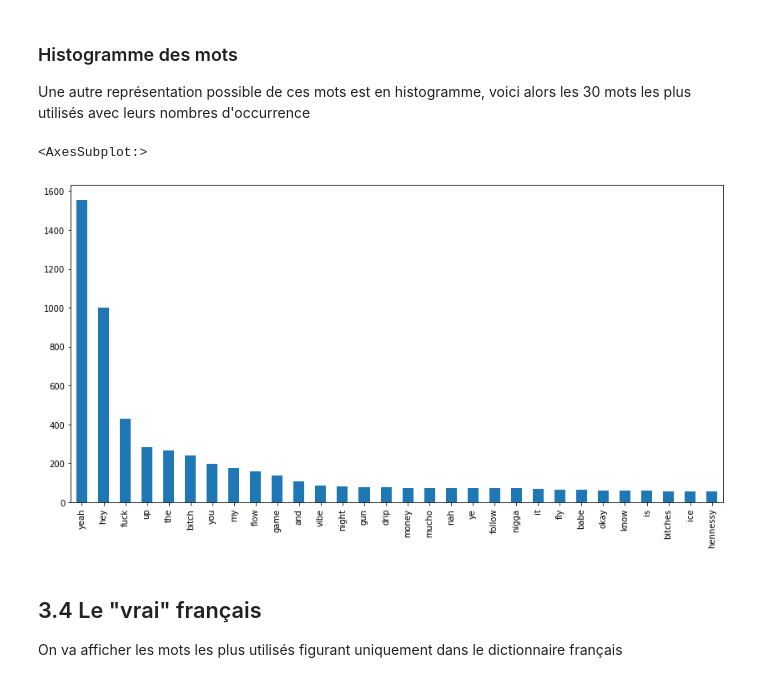
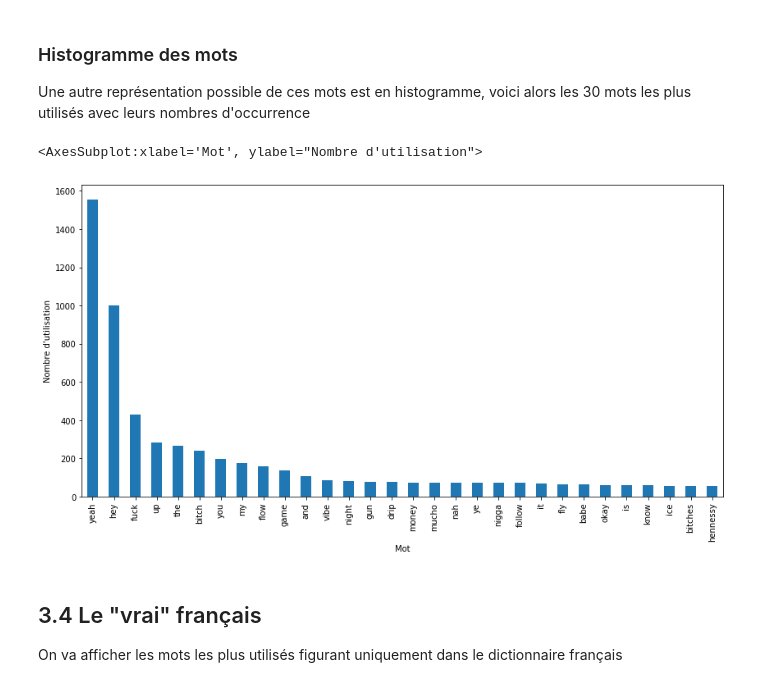
Before and after one commit to owengombas/genyus, a Jupyter notebook: notebooks/report/report.ipynb, the cells around one changed output. Cells and saved outputs as stored; diff of their text form; code cells hidden in the pictures.

```diff
--- a/notebooks/report/report.ipynb
+++ b/notebooks/report/report.ipynb
@@ -818,10 +844,15 @@ plt.show()
 ### Histogramme des mots
 Une autre représentation possible de ces mots est en histogramme, voici alors les 30 mots les plus utilisés avec leurs nombres d'occurrence
 # %%
-frequency.head(30).plot(kind="bar", figsize=(14, 7))
+frequency.head(30).plot(
+    kind="bar",
+    figsize=(14, 7),
+    ylabel="Nombre d'utilisation",
+    xlabel="Mot"
+)
 # %% [output]
-<AxesSubplot:>
+<AxesSubplot:xlabel='Mot', ylabel="Nombre d'utilisation">
-[figure, old version]
+[figure, new version]
 # %% [markdown]
 ## 3.4 Le "vrai" français
 On va afficher les mots les plus utilisés figurant uniquement dans le dictionnaire français
```
Also changed, not shown: parts of 28 cells of this notebook, 3 other files.
